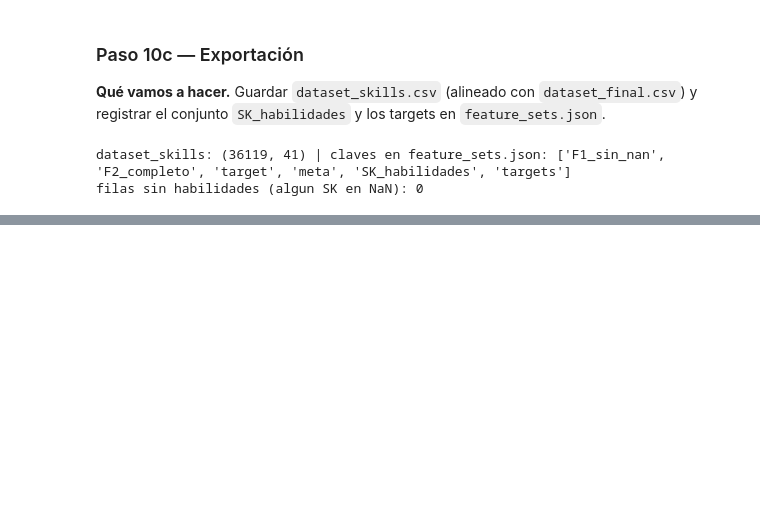
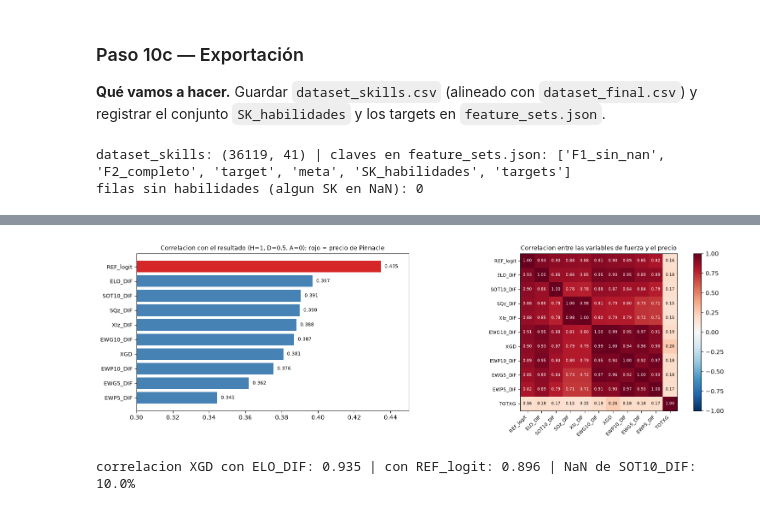
Before and after one commit to jcarlos-t/MLProject, a Jupyter notebook: scripts/notebooks/02_feature.ipynb, the cells around one changed output, grey strips where cells are left out. Cells and saved outputs as stored; diff of their text form; code cells hidden in the pictures; blank space fills up the shorter version.

```diff
--- a/scripts/notebooks/02_feature.ipynb
+++ b/scripts/notebooks/02_feature.ipynb
@@ -778,0 +828,68 @@ filas sin habilidades (algun SK en NaN): 0
+# %%
+g = ev.groupby('Team')
+ev['GD'] = ev['GF'] - ev['GA']; ev['SOTD'] = ev['SOTF'] - ev['SOTA']; ev['DR'] = (ev['GF'] == ev['GA']).astype(float); ev['TOT'] = ev['GF'] + ev['GA']
+ewm = lambda col, h: g[col].transform(lambda s: s.shift(1).ewm(halflife=h, min_periods=1).mean())
+for h_ in (5, 10):
+    ev[f'EWP{h_}'] = ewm('Pts', h_); ev[f'EWG{h_}'] = ewm('GD', h_)
+ev['EWGF10'], ev['EWGA10'], ev['EWSOT10'] = ewm('GF', 10), ewm('GA', 10), ewm('SOTD', 10)
+ev['EWDR20'], ev['EWTOT20'] = ewm('DR', 20), ewm('TOT', 20)
+
+def liga_prior_ev(val):
+    dia = ev.assign(_v=val)[['Div', 'Date_dt', '_v']].groupby(['Div', 'Date_dt'])['_v'].agg(['sum', 'count']).reset_index().sort_values(['Div', 'Date_dt'])
+    dia['cs'] = dia.groupby('Div')['sum'].transform(lambda s: s.cumsum().shift(1)); dia['cn'] = dia.groupby('Div')['count'].transform(lambda s: s.cumsum().shift(1))
+    dia['prior'] = dia['cs'] / dia['cn']
+    return ev[['Div', 'Date_dt']].merge(dia[['Div', 'Date_dt', 'prior']], on=['Div', 'Date_dt'], how='left')['prior'].to_numpy()
+Lgf = liga_prior_ev(ev['GF'].to_numpy())                       # goles por equipo y partido de la liga, antes de la fecha
+ev['ATT'] = ev['EWGF10'] / Lgf; ev['DEF'] = ev['EWGA10'] / Lgf
+# valores neutros (de la temporada de calentamiento) para equipos sin historial
+w_ = ev[ev['is_warm']]; NEUTRO = dict(EWP5=w_['Pts'].mean(), EWP10=w_['Pts'].mean(), EWG5=0.0, EWG10=0.0, ATT=1.0, DEF=1.0, EWDR20=w_['DR'].mean(), EWTOT20=w_['TOT'].mean())
+for k, v in NEUTRO.items(): ev[k] = ev[k].fillna(v)
+
+# liga: goles del local y del visitante antes de la fecha (a nivel de partido)
+def liga_prior_base(col):
+    dia = base[['Div', 'Date_dt', col]].groupby(['Div', 'Date_dt'])[col].agg(['sum', 'count']).reset_index().sort_values(['Div', 'Date_dt'])
+    dia['p'] = dia.groupby('Div')['sum'].transform(lambda s: s.cumsum().shift(1)) / dia.groupby('Div')['count'].transform(lambda s: s.cumsum().shift(1))
+    return base[['Div', 'Date_dt']].merge(dia[['Div', 'Date_dt', 'p']], on=['Div', 'Date_dt'], how='left')['p'].to_numpy()
+base['LH'], base['LA'] = liga_prior_base('FTHG'), liga_prior_base('FTAG')
+base['LH'] = base['LH'].fillna(base['FTHG'][base['is_warm']].mean()); base['LA'] = base['LA'].fillna(base['FTAG'][base['is_warm']].mean())
+
+# Elo (por liga): el rating previo de cada partido se lee ANTES de actualizarlo con su resultado
+def elo_series(mm, K=20.0, ha=60.0, regr=0.25):
+    R, last, out_h, out_a = {}, {}, np.zeros(len(mm)), np.zeros(len(mm))
+    for i, r in enumerate(mm.itertuples()):
+        for t in (r.HomeTeam, r.AwayTeam):
+            if t not in R: R[t] = 1500.0; last[t] = r.Season
+            elif last[t] != r.Season: R[t] = R[t] * (1 - regr) + 1500.0 * regr; last[t] = r.Season
+        rh, ra = R[r.HomeTeam], R[r.AwayTeam]; out_h[i], out_a[i] = rh, ra
+        e = 1 / (1 + 10 ** (-((rh + ha) - ra) / 400)); s = 1.0 if r.FTR == 'H' else 0.5 if r.FTR == 'D' else 0.0
+        gd = abs(r.FTHG - r.FTAG); mult = 1.0 if gd <= 1 else 1.5 if gd == 2 else (11 + gd) / 8
+        R[r.HomeTeam] = rh + K * mult * (s - e); R[r.AwayTeam] = ra - K * mult * (s - e)
+    return out_h, out_a
+eh, ea = elo_series(base); base['ELOH'], base['ELOA'] = eh, ea
+
+# a nivel de partido: local - visitante
+Hh = ev[(ev['lado'] == 'H') & ~ev['is_warm']].set_index('match_id'); Aa = ev[(ev['lado'] == 'A') & ~ev['is_warm']].set_index('match_id')
+bm = base[~base['is_warm']].set_index('match_id')
+F12 = pd.DataFrame(index=Hh.index)
+F12['ELO_DIF'] = bm['ELOH'] - bm['ELOA']; F12['ELO_EXP'] = 1 / (1 + 10 ** (-(F12['ELO_DIF'] + 60) / 400))
+for h_ in (5, 10): F12[f'EWP{h_}_DIF'] = Hh[f'EWP{h_}'] - Aa[f'EWP{h_}']; F12[f'EWG{h_}_DIF'] = Hh[f'EWG{h_}'] - Aa[f'EWG{h_}']
+lamh = bm['LH'] * Hh['ATT'] * Aa['DEF']; lama = bm['LA'] * Aa['ATT'] * Hh['DEF']
+F12['XGD'] = lamh - lama; F12['TOTXG'] = lamh + lama; F12['SOT10_DIF'] = Hh['EWSOT10'] - Aa['EWSOT10']
+for c in F12.columns: EX[c] = F12.loc[orig_ids, c].to_numpy()
+EX['DRAW_PROP'] = (Hh['EWDR20'] + Aa['EWDR20']).loc[orig_ids].to_numpy(); EX['TOTG_PROP'] = ((Hh['EWTOT20'] + Aa['EWTOT20']) / 2).loc[orig_ids].to_numpy()
+yy_ = df_final['FTR'].map({'H': 1.0, 'D': 0.5, 'A': 0.0}).to_numpy()
+vars_f = ['REF_logit', 'ELO_DIF', 'SOT10_DIF', 'SQz_DIF', 'XIz_DIF', 'EWG10_DIF', 'XGD', 'EWP10_DIF', 'EWG5_DIF', 'EWP5_DIF']
+cor_res = pd.Series({v: float(pd.Series(EX[v]).corr(pd.Series(yy_))) for v in vars_f}).sort_values()
+fig, axs = plt.subplots(1, 2, figsize=(15, 4.8), gridspec_kw={'width_ratios': [1, 1.2]})
+axs[0].barh(range(len(cor_res)), cor_res.to_numpy(), color=['tab:red' if k == 'REF_logit' else 'steelblue' for k in cor_res.index]); axs[0].set_yticks(range(len(cor_res))); axs[0].set_yticklabels(cor_res.index, fontsize=9); axs[0].set_xlim(0.3, 0.45)
+for yi, v in enumerate(cor_res.to_numpy()): axs[0].text(v + 0.002, yi, f'{v:.3f}', va='center', fontsize=8)
+axs[0].set_title('Correlacion con el resultado (H=1, D=0.5, A=0); rojo = precio de Pinnacle', fontsize=10)
+cm_ = EX[vars_f + ['TOTXG']].corr(); im = axs[1].imshow(cm_.to_numpy(), cmap='RdBu_r', vmin=-1, vmax=1); axs[1].set_xticks(range(len(cm_))); axs[1].set_xticklabels(cm_.columns, rotation=45, ha='right', fontsize=8); axs[1].set_yticks(range(len(cm_))); axs[1].set_yticklabels(cm_.columns, fontsize=8)
+for i_ in range(len(cm_)):
+    for j_ in range(len(cm_)): axs[1].text(j_, i_, f'{cm_.iloc[i_, j_]:.2f}', ha='center', va='center', fontsize=6.5, color='white' if abs(cm_.iloc[i_, j_]) > 0.6 else 'black')
+axs[1].set_title('Correlacion entre las variables de fuerza y el precio', fontsize=10); fig.colorbar(im, ax=axs[1], fraction=0.046)
+plt.tight_layout(); plt.show()
+print('correlacion XGD con ELO_DIF:', round(float(EX.XGD.corr(EX.ELO_DIF)), 3), '| con REF_logit:', round(float(EX.XGD.corr(EX.REF_logit)), 3), '| NaN de SOT10_DIF:', f'{EX.SOT10_DIF.isna().mean():.1%}')
+# %% [output]
+[figure, added]
+correlacion XGD con ELO_DIF: 0.935 | con REF_logit: 0.896 | NaN de SOT10_DIF: 10.0%
```
Also changed, not shown: parts of 36 cells of this notebook, 54 other files.
